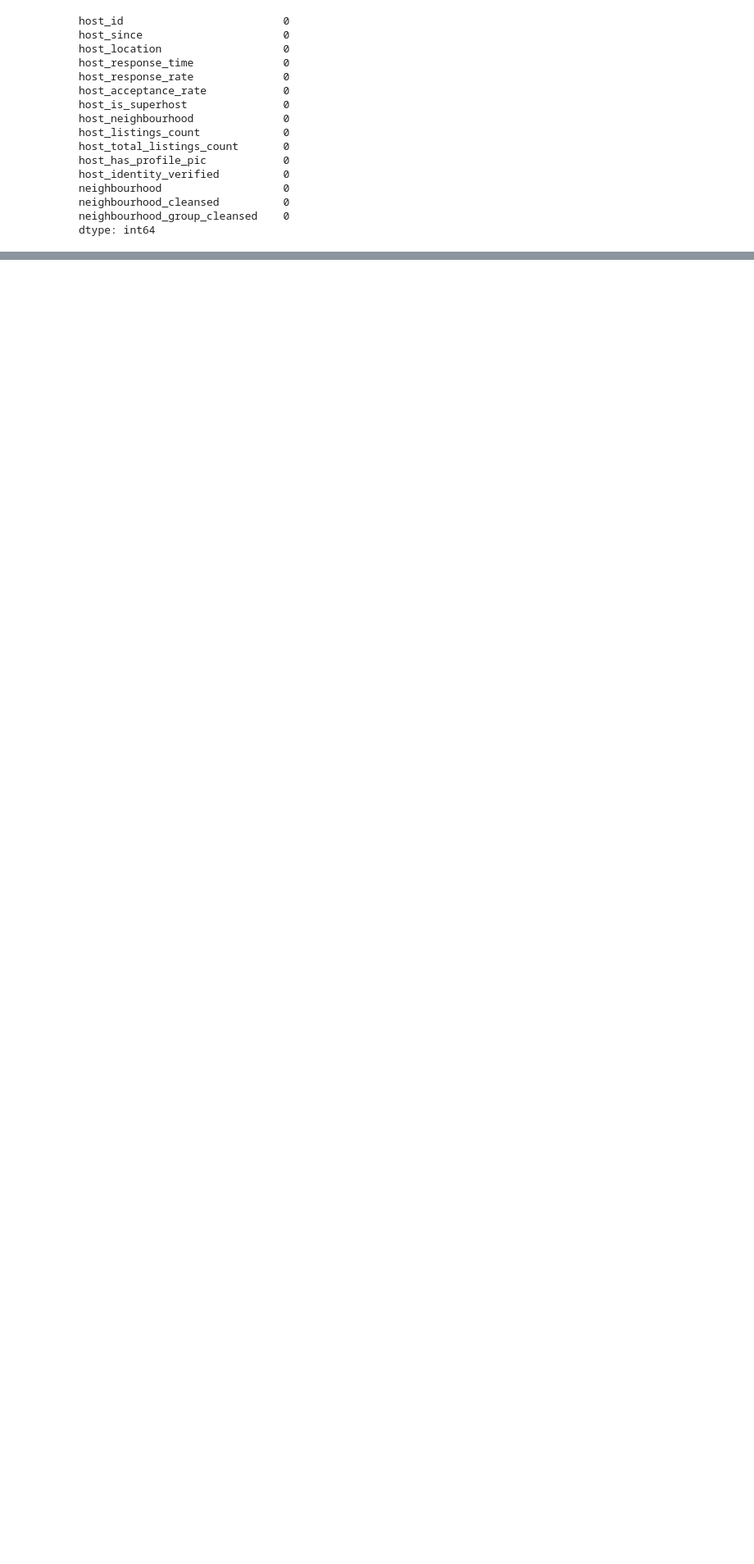
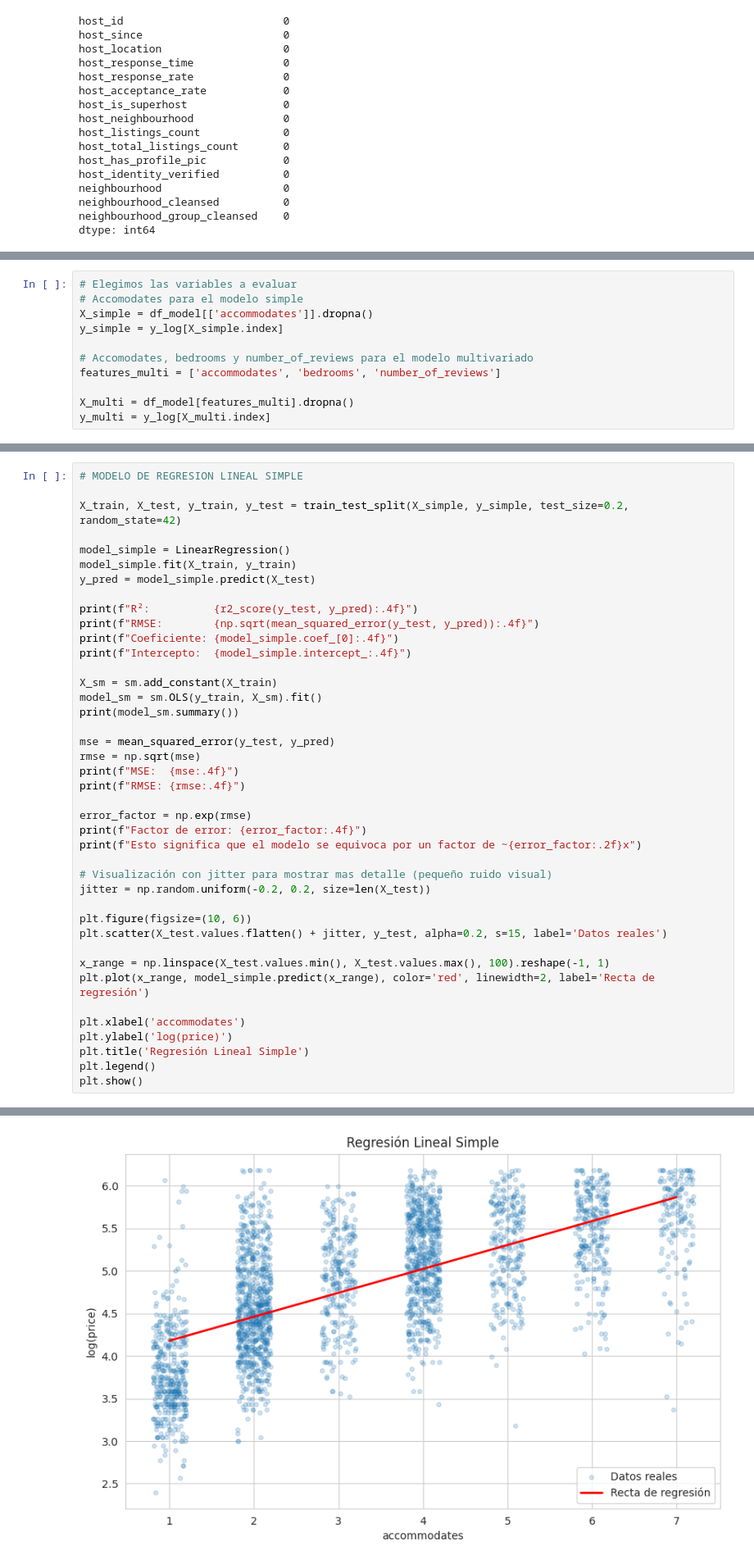
Before and after one commit to Santibari/Taller2-Analitica, a Jupyter notebook: Taller_1_EDA_Modelos_Regresion.ipynb, the cells around one changed output, grey strips where cells are left out. Shown at 82% size. Cells and saved outputs as stored; diff of their text form; blank space fills up the shorter version.

Commit message:
Regresiones/Conclusion pt. 1

```diff
--- a/Taller_1_EDA_Modelos_Regresion.ipynb
+++ b/Taller_1_EDA_Modelos_Regresion.ipynb
@@ -1080,0 +1111,11 @@ df = df_clean.copy()
+# %%
+# Elegimos las variables a evaluar
+# Accomodates para el modelo simple
+X_simple = df_model[['accommodates']].dropna()
+y_simple = y_log[X_simple.index]
+
+# Accomodates, bedrooms y number_of_reviews para el modelo multivariado
+features_multi = ['accommodates', 'bedrooms', 'number_of_reviews']
+
+X_multi = df_model[features_multi].dropna()
+y_multi = y_log[X_multi.index]
@@ -1080,0 +1124,42 @@ df = df_clean.copy()
+# %%
+# MODELO DE REGRESION LINEAL SIMPLE
+
+X_train, X_test, y_train, y_test = train_test_split(X_simple, y_simple, test_size=0.2, random_state=42)
+
+model_simple = LinearRegression()
+model_simple.fit(X_train, y_train)
+y_pred = model_simple.predict(X_test)
+
+print(f"R²:          {r2_score(y_test, y_pred):.4f}")
+print(f"RMSE:        {np.sqrt(mean_squared_error(y_test, y_pred)):.4f}")
+print(f"Coeficiente: {model_simple.coef_[0]:.4f}")
+print(f"Intercepto:  {model_simple.intercept_:.4f}")
+
+X_sm = sm.add_constant(X_train)
+model_sm = sm.OLS(y_train, X_sm).fit()
+print(model_sm.summary())
+
+mse = mean_squared_error(y_test, y_pred)
+rmse = np.sqrt(mse)
+print(f"MSE:  {mse:.4f}")
+print(f"RMSE: {rmse:.4f}")
+
+error_factor = np.exp(rmse)
+print(f"Factor de error: {error_factor:.4f}")
+print(f"Esto significa que el modelo se equivoca por un factor de ~{error_factor:.2f}x")
+
+# Visualización con jitter para mostrar mas detalle (pequeño ruido visual)
+jitter = np.random.uniform(-0.2, 0.2, size=len(X_test))
+
+plt.figure(figsize=(10, 6))
+plt.scatter(X_test.values.flatten() + jitter, y_test, alpha=0.2, s=15, label='Datos reales')
+
+x_range = np.linspace(X_test.values.min(), X_test.values.max(), 100).reshape(-1, 1)
+plt.plot(x_range, model_simple.predict(x_range), color='red', linewidth=2, label='Recta de regresión')
+
+plt.xlabel('accommodates')
+plt.ylabel('log(price)')
+plt.title('Regresión Lineal Simple')
+plt.legend()
+plt.show()
+# %% [output]
@@ -1080,0 +1183 @@ df = df_clean.copy()
+[figure, added]
```
Also changed, not shown: parts of 15 cells of this notebook, 35 other files.
